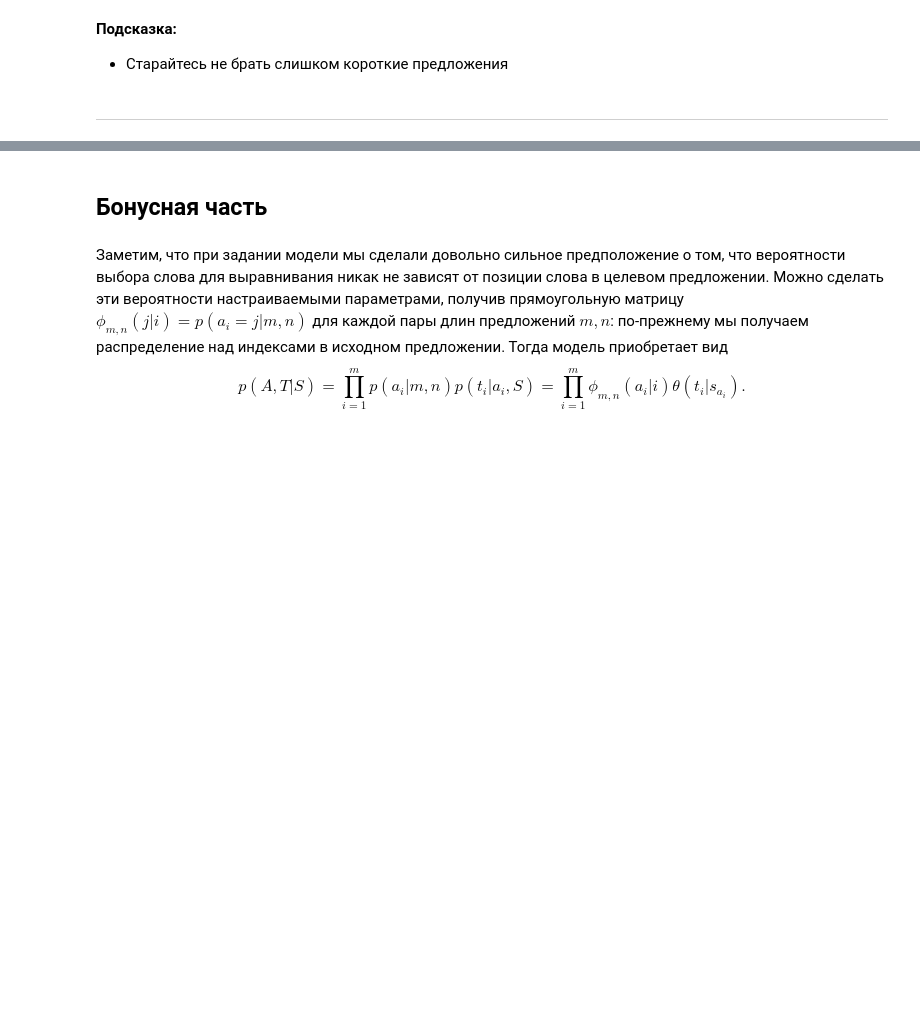
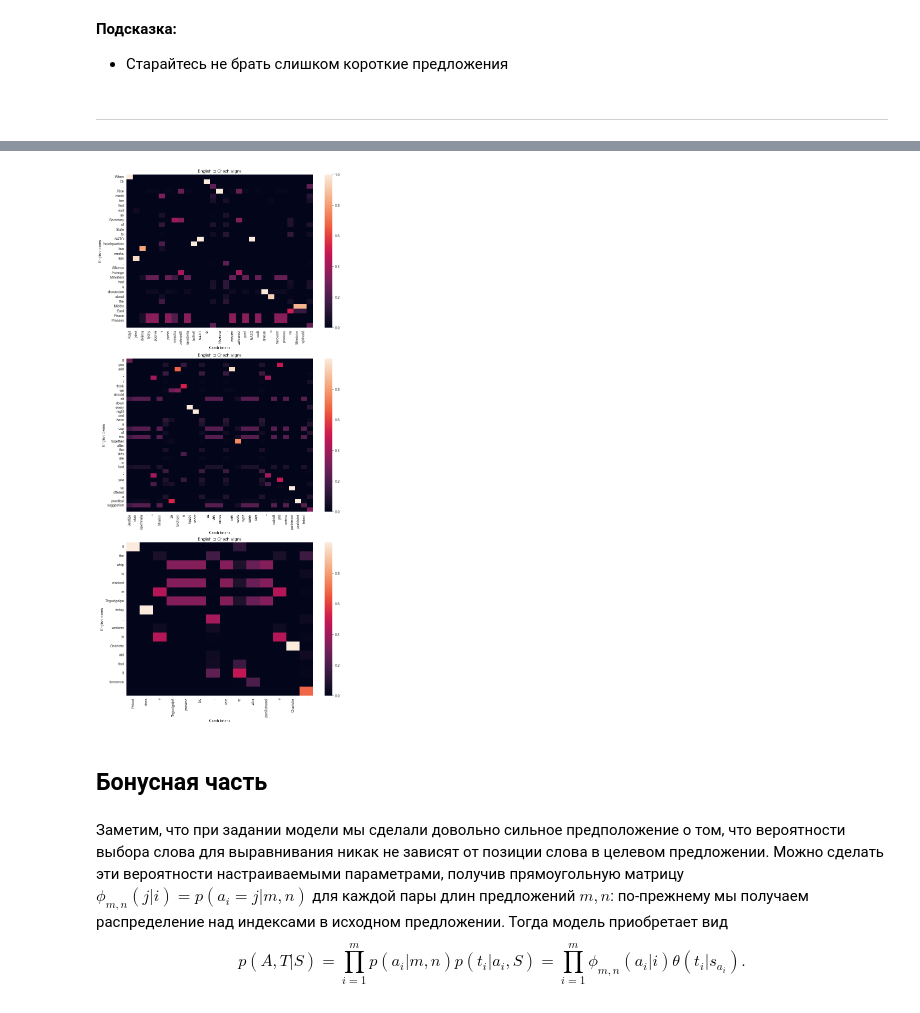
Before and after one commit to Arslan203/EM_mmro, a Jupyter notebook: Homework3/homework-practice-09-em-ValeevArslan.ipynb, the cells around one changed output, grey strips where cells are left out. Saved outputs shown, nothing was run; the diff lists cells and outputs as text; code cells hidden in the pictures; blank space fills up the shorter version.

```diff
--- a/Homework3/homework-practice-09-em-ValeevArslan.ipynb
+++ b/Homework3/homework-practice-09-em-ValeevArslan.ipynb
@@ -700,3 +676,10 @@ plt.show()
+# %%
+fig, ax = plt.subplots(3, 1, figsize=(12, 27))
+for i in range(len(sents)):
+  sns.heatmap(aligns[i], yticklabels=[idx_token_src[s] for s in sents[i].source_tokens], xticklabels=[idx_token_tgt[s] for s in sents[i].target_tokens], cbar=True, ax=ax[i]).set(title=f'English to Chezh aligns', xlabel='Czech tokens', ylabel='English tokens')
+plt.show()
+# %% [output]
+[figure, added]
 # %% [markdown]
 ## Бонусная часть
 # %% [markdown]
```
Also changed, not shown: parts of 15 cells of this notebook.
